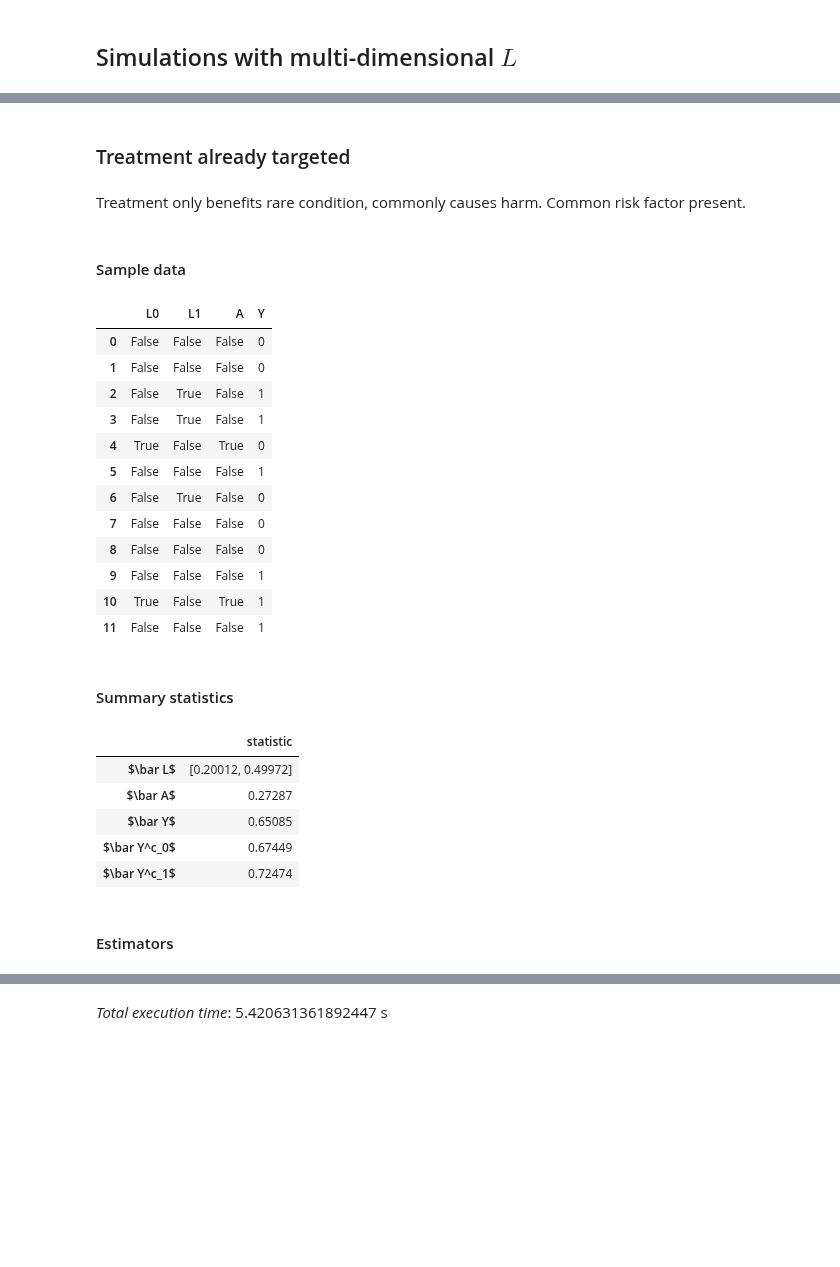
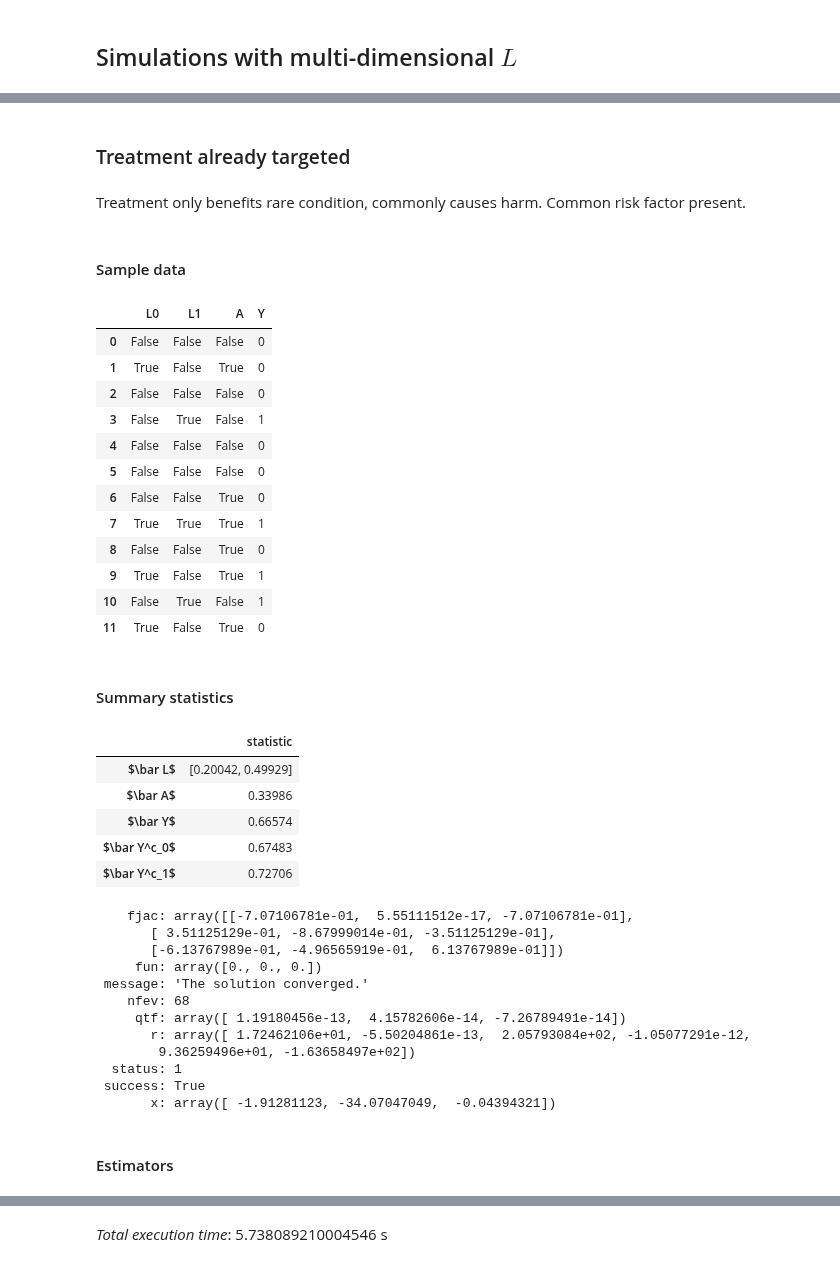
Before and after one commit to kms15/reading_notes, a Jupyter notebook: whatif/2022-05-26MeetingNotes.ipynb, the cells around one changed output, grey strips where cells are left out. Cells and saved outputs as stored; diff of their text form; code cells hidden in the pictures; blank space fills up the shorter version.

```diff
--- a/whatif/2022-05-19MeetingNotes.ipynb
+++ b/whatif/2022-05-26MeetingNotes.ipynb
@@ -369,8 +369,9 @@ def g_estimation_log_odds_for_A(L, A, Y):
 
         #print(psi)
         return np.sum((dUdPsi - E_dUdPsi_given_L) * (U - E_U_given_L)[:,np.newaxis], axis=0)
-
-    psi = optimize.root(cov_dU_U, np.zeros(L.shape[1] + 1)).x
+    opt_res = optimize.root(cov_dU_U, np.ones(L.shape[1] + 1)*1e-3)
+    psi = opt_res.x
+    print(opt_res)
 
     return np.mean(gamma(L, np.ones_like(A), psi))
 # %%
@@ -841,31 +919,43 @@ No interactions, 1:1 odds for L, A, and Y
 # %%
 summarize_model(generate_simple_logistic_model_data(
-    P_L=(0.2,0.5), beta_A_0=-2, beta_A_L=(4,0), beta_Y_L=(2, 1), beta_Y_LA=(-2,2)),
+    P_L=(0.2,0.5), beta_A_0=-2, beta_A_L=(4,1), beta_Y_L=(2, 1), beta_Y_LA=(-2,2)),
     'Treatment already targeted',
     'Treatment only benefits rare condition, commonly causes harm. Common risk factor present.')
 # %% [output]
 ### Treatment already targeted
 Treatment only benefits rare condition, commonly causes harm. Common risk factor present.
 #### Sample data
 |  | L0 | L1 | A | Y |
 | 0 | False | False | False | 0 |
-| 1 | False | False | False | 0 |
-| 2 | False | True | False | 1 |
+| 1 | True | False | True | 0 |
+| 2 | False | False | False | 0 |
 | 3 | False | True | False | 1 |
-| 4 | True | False | True | 0 |
-| 5 | False | False | False | 1 |
-| 6 | False | True | False | 0 |
-| 7 | False | False | False | 0 |
-| 8 | False | False | False | 0 |
-| 9 | False | False | False | 1 |
-| 10 | True | False | True | 1 |
-| 11 | False | False | False | 1 |
+| 4 | False | False | False | 0 |
+| 5 | False | False | False | 0 |
+| 6 | False | False | True | 0 |
+| 7 | True | True | True | 1 |
+| 8 | False | False | True | 0 |
+| 9 | True | False | True | 1 |
+| 10 | False | True | False | 1 |
+| 11 | True | False | True | 0 |
 #### Summary statistics
 |  | statistic |
-| $\bar L$ | [0.20012, 0.49972] |
-| $\bar A$ | 0.27287 |
-| $\bar Y$ | 0.65085 |
-| $\bar Y^c_0$ | 0.67449 |
-| $\bar Y^c_1$ | 0.72474 |
+| $\bar L$ | [0.20042, 0.49929] |
+| $\bar A$ | 0.33986 |
+| $\bar Y$ | 0.66574 |
+| $\bar Y^c_0$ | 0.67483 |
+| $\bar Y^c_1$ | 0.72706 |
+    fjac: array([[-7.07106781e-01,  5.55111512e-17, -7.07106781e-01],
+       [ 3.51125129e-01, -8.67999014e-01, -3.51125129e-01],
+       [-6.13767989e-01, -4.96565919e-01,  6.13767989e-01]])
+     fun: array([0., 0., 0.])
+ message: 'The solution converged.'
+    nfev: 68
+     qtf: array([ 1.19180456e-13,  4.15782606e-14, -7.26789491e-14])
+       r: array([ 1.72462106e+01, -5.50204861e-13,  2.05793084e+02, -1.05077291e-12,
+        9.36259496e+01, -1.63658497e+02])
+  status: 1
+ success: True
+       x: array([ -1.91281123, -34.07047049,  -0.04394321])
 #### Estimators
 |  | $\hat Y^{a=0}$ | $\hat Y^{a=1}$ | $\hat \beta_a$ |
@@ -879,4 +969,4 @@ Treatment only benefits rare condition, commonly causes harm. Common risk factor
-*Total execution time*: 5.420631361892447 s
+*Total execution time*: 5.738089210004546 s
 # %%
 summarize_model(generate_simple_logistic_model_data(
     P_L=(0.5,0.2), beta_A_0=-2, beta_A_L=(0,4), beta_Y_L=(1, 2), beta_Y_LA=(2,-2)),
```
Also changed, not shown: parts of 15 cells of this notebook.
